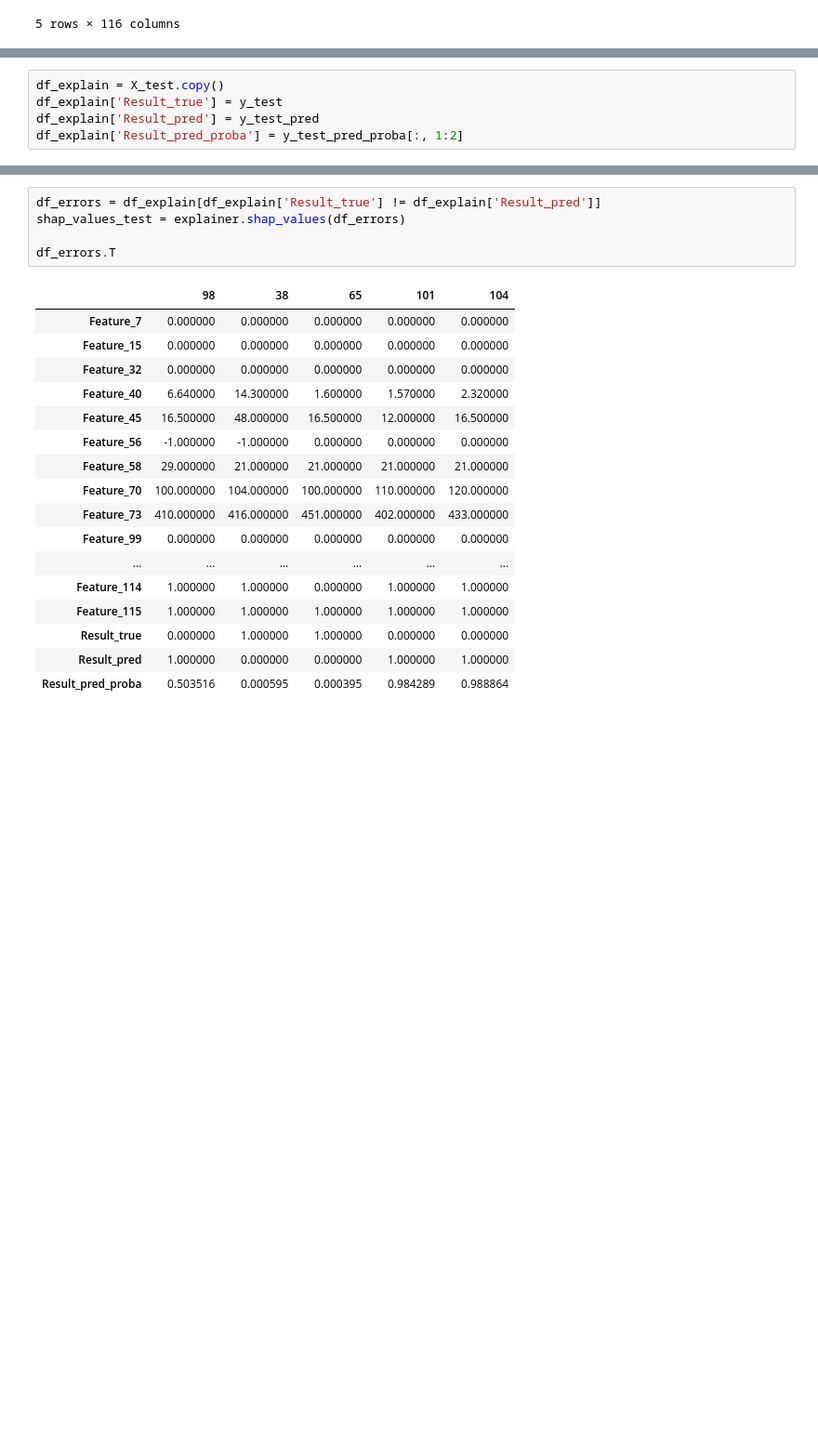
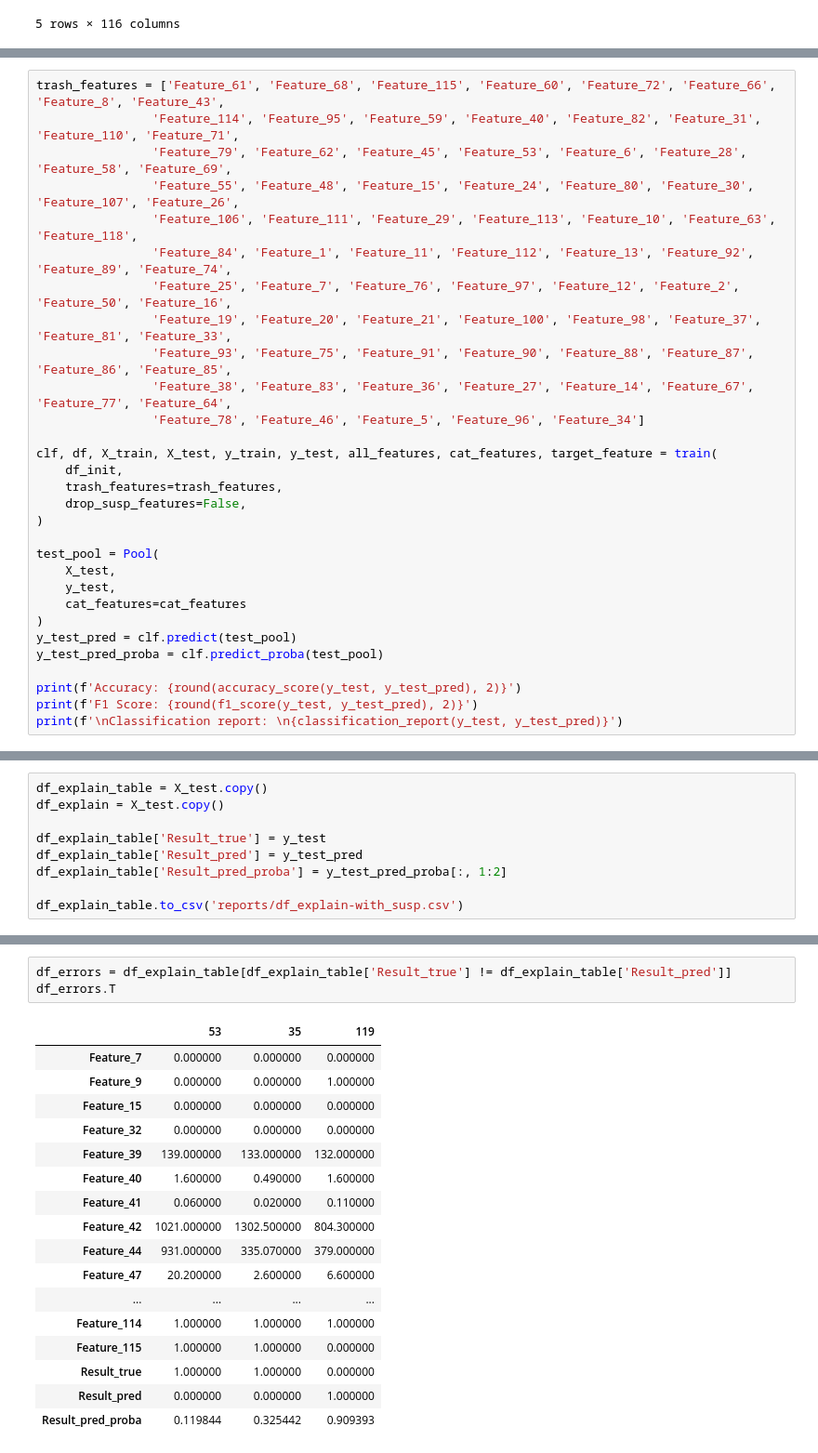
Before and after one commit to albul-k/ml_covid_surv_prediction, a Jupyter notebook: catboost_clf-with_susp.ipynb, the cells around one changed output, grey strips where cells are left out. Shown at 93% size. Drawn from its saved outputs; the diff is of its cells as text; blank space fills up the shorter version.

```diff
--- a/catboost_clf-with_susp.ipynb
+++ b/catboost_clf-with_susp.ipynb
@@ -229,0 +183,30 @@ weighted avg       0.86      0.86      0.86        36
+# %%
+trash_features = ['Feature_61', 'Feature_68', 'Feature_115', 'Feature_60', 'Feature_72', 'Feature_66', 'Feature_8', 'Feature_43',
+                'Feature_114', 'Feature_95', 'Feature_59', 'Feature_40', 'Feature_82', 'Feature_31', 'Feature_110', 'Feature_71',
+                'Feature_79', 'Feature_62', 'Feature_45', 'Feature_53', 'Feature_6', 'Feature_28', 'Feature_58', 'Feature_69',
+                'Feature_55', 'Feature_48', 'Feature_15', 'Feature_24', 'Feature_80', 'Feature_30', 'Feature_107', 'Feature_26',
+                'Feature_106', 'Feature_111', 'Feature_29', 'Feature_113', 'Feature_10', 'Feature_63', 'Feature_118',
+                'Feature_84', 'Feature_1', 'Feature_11', 'Feature_112', 'Feature_13', 'Feature_92', 'Feature_89', 'Feature_74',
+                'Feature_25', 'Feature_7', 'Feature_76', 'Feature_97', 'Feature_12', 'Feature_2', 'Feature_50', 'Feature_16',
+                'Feature_19', 'Feature_20', 'Feature_21', 'Feature_100', 'Feature_98', 'Feature_37', 'Feature_81', 'Feature_33',
+                'Feature_93', 'Feature_75', 'Feature_91', 'Feature_90', 'Feature_88', 'Feature_87', 'Feature_86', 'Feature_85',
+                'Feature_38', 'Feature_83', 'Feature_36', 'Feature_27', 'Feature_14', 'Feature_67', 'Feature_77', 'Feature_64',
+                'Feature_78', 'Feature_46', 'Feature_5', 'Feature_96', 'Feature_34']
+
+clf, df, X_train, X_test, y_train, y_test, all_features, cat_features, target_feature = train(
+    df_init,
+    trash_features=trash_features,
+    drop_susp_features=False,
+)
+
+test_pool = Pool(
+    X_test,
+    y_test,
+    cat_features=cat_features
+)
+y_test_pred = clf.predict(test_pool)
+y_test_pred_proba = clf.predict_proba(test_pool)
+
+print(f'Accuracy: {round(accuracy_score(y_test, y_test_pred), 2)}')
+print(f'F1 Score: {round(f1_score(y_test, y_test_pred), 2)}')
+print(f'\nClassification report: \n{classification_report(y_test, y_test_pred)}')
@@ -267,5 +277,9 @@ shap.summary_plot(shap_values_train, X_train, plot_type="bar")
 # %%
+df_explain_table = X_test.copy()
 df_explain = X_test.copy()
-df_explain['Result_true'] = y_test
-df_explain['Result_pred'] = y_test_pred
-df_explain['Result_pred_proba'] = y_test_pred_proba[:, 1:2]
+
+df_explain_table['Result_true'] = y_test
+df_explain_table['Result_pred'] = y_test_pred
+df_explain_table['Result_pred_proba'] = y_test_pred_proba[:, 1:2]
+
+df_explain_table.to_csv('reports/df_explain-with_susp.csv')
@@ -272,23 +309,21 @@ df_explain['Result_pred_proba'] = y_test_pred_proba[:, 1:2]
 # %%
-df_errors = df_explain[df_explain['Result_true'] != df_explain['Result_pred']]
-shap_values_test = explainer.shap_values(df_errors)
-
+df_errors = df_explain_table[df_explain_table['Result_true'] != df_explain_table['Result_pred']]
 df_errors.T
 # %% [output]
-|  | 98 | 38 | 65 | 101 | 104 |
-| Feature_7 | 0.000000 | 0.000000 | 0.000000 | 0.000000 | 0.000000 |
-| Feature_15 | 0.000000 | 0.000000 | 0.000000 | 0.000000 | 0.000000 |
-| Feature_32 | 0.000000 | 0.000000 | 0.000000 | 0.000000 | 0.000000 |
-| Feature_40 | 6.640000 | 14.300000 | 1.600000 | 1.570000 | 2.320000 |
-| Feature_45 | 16.500000 | 48.000000 | 16.500000 | 12.000000 | 16.500000 |
-| Feature_56 | -1.000000 | -1.000000 | 0.000000 | 0.000000 | 0.000000 |
-| Feature_58 | 29.000000 | 21.000000 | 21.000000 | 21.000000 | 21.000000 |
-| Feature_70 | 100.000000 | 104.000000 | 100.000000 | 110.000000 | 120.000000 |
-| Feature_73 | 410.000000 | 416.000000 | 451.000000 | 402.000000 | 433.000000 |
-| Feature_99 | 0.000000 | 0.000000 | 0.000000 | 0.000000 | 0.000000 |
-| ... | ... | ... | ... | ... | ... |
-| Feature_114 | 1.000000 | 1.000000 | 0.000000 | 1.000000 | 1.000000 |
-| Feature_115 | 1.000000 | 1.000000 | 1.000000 | 1.000000 | 1.000000 |
-| Result_true | 0.000000 | 1.000000 | 1.000000 | 0.000000 | 0.000000 |
-| Result_pred | 1.000000 | 0.000000 | 0.000000 | 1.000000 | 1.000000 |
-| Result_pred_proba | 0.503516 | 0.000595 | 0.000395 | 0.984289 | 0.988864 |
+|  | 53 | 35 | 119 |
+| Feature_7 | 0.000000 | 0.000000 | 0.000000 |
+| Feature_9 | 0.000000 | 0.000000 | 1.000000 |
+| Feature_15 | 0.000000 | 0.000000 | 0.000000 |
+| Feature_32 | 0.000000 | 0.000000 | 0.000000 |
+| Feature_39 | 139.000000 | 133.000000 | 132.000000 |
+| Feature_40 | 1.600000 | 0.490000 | 1.600000 |
+| Feature_41 | 0.060000 | 0.020000 | 0.110000 |
+| Feature_42 | 1021.000000 | 1302.500000 | 804.300000 |
+| Feature_44 | 931.000000 | 335.070000 | 379.000000 |
+| Feature_47 | 20.200000 | 2.600000 | 6.600000 |
+| ... | ... | ... | ... |
+| Feature_114 | 1.000000 | 1.000000 | 1.000000 |
+| Feature_115 | 1.000000 | 1.000000 | 0.000000 |
+| Result_true | 1.000000 | 1.000000 | 0.000000 |
+| Result_pred | 0.000000 | 0.000000 | 1.000000 |
+| Result_pred_proba | 0.119844 | 0.325442 | 0.909393 |
```
Also changed, not shown: parts of 19 cells of this notebook, 1 other file.
